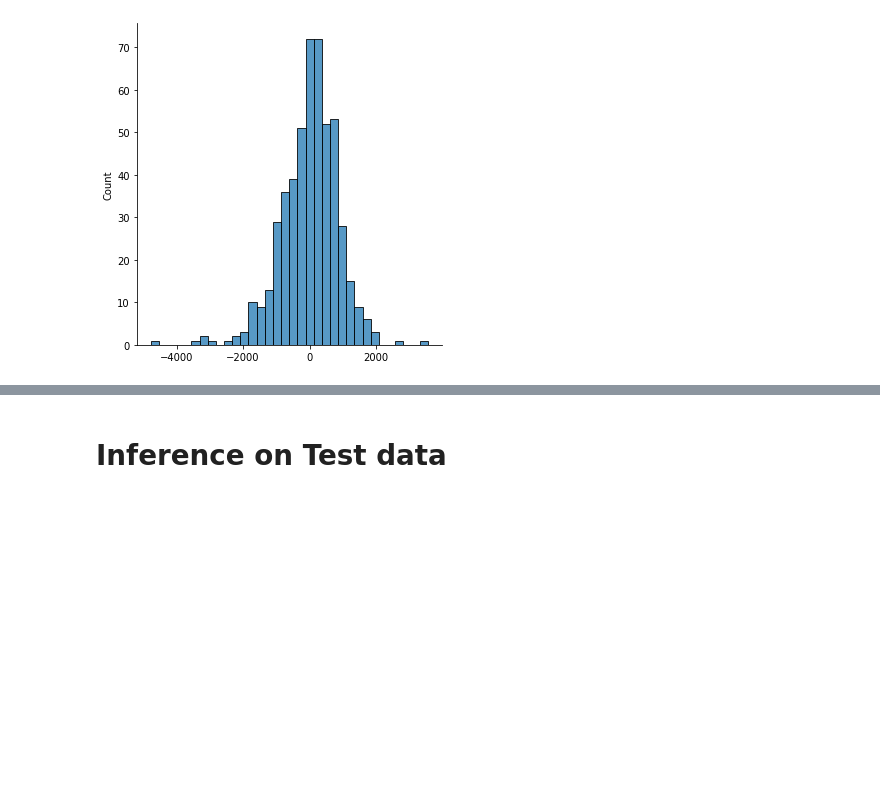
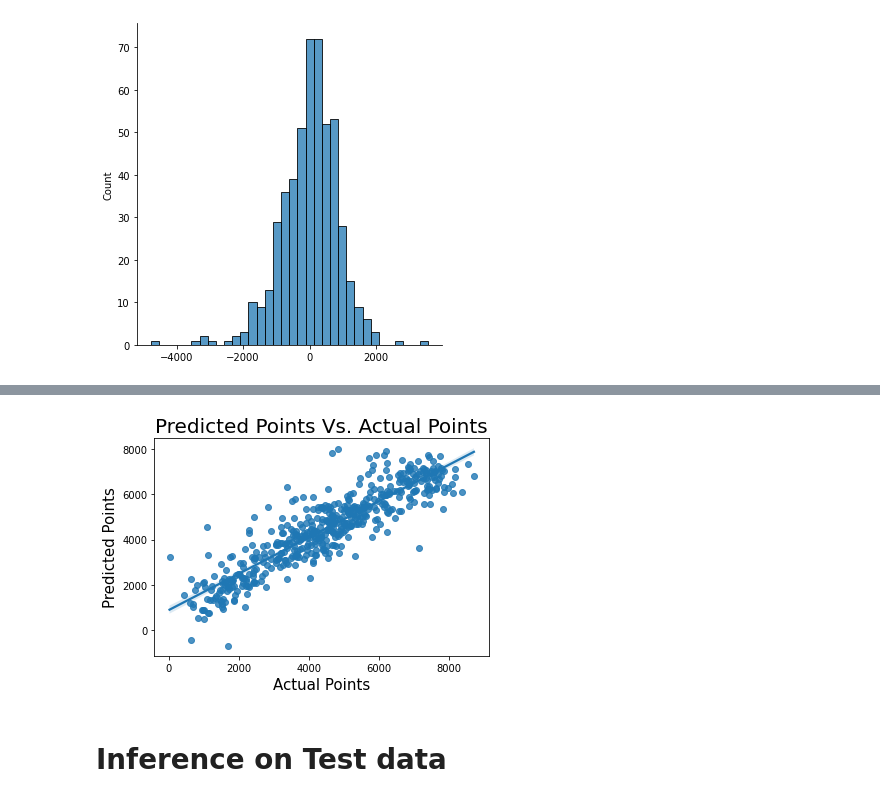
Before and after one commit to ganeshnagaraja/Linear_Regression_assignment, a Jupyter notebook: linear_regression_ganesh_nagaraja.ipynb, the cells around one changed output, grey strips where cells are left out. Saved outputs shown, nothing was run; the diff lists cells and outputs as text; code cells hidden in the pictures; blank space fills up the shorter version.

```diff
--- a/linear_regression_ganesh_nagaraja.ipynb
+++ b/linear_regression_ganesh_nagaraja.ipynb
@@ -1554,3 +1562,11 @@ plt.show()
+# %%
+sns.regplot(x=y_train, y=y_train_pred)
+plt.title('Predicted Points Vs. Actual Points', fontdict={'fontsize': 20})
+plt.xlabel('Actual Points', fontdict={'fontsize': 15})
+plt.ylabel('Predicted Points', fontdict={'fontsize': 15})
+plt.show()
+# %% [output]
+[figure, added]
 # %% [markdown]
 # Inference on Test data
 # %%
```
Also changed, not shown: parts of 16 cells of this notebook, 5 other files.
